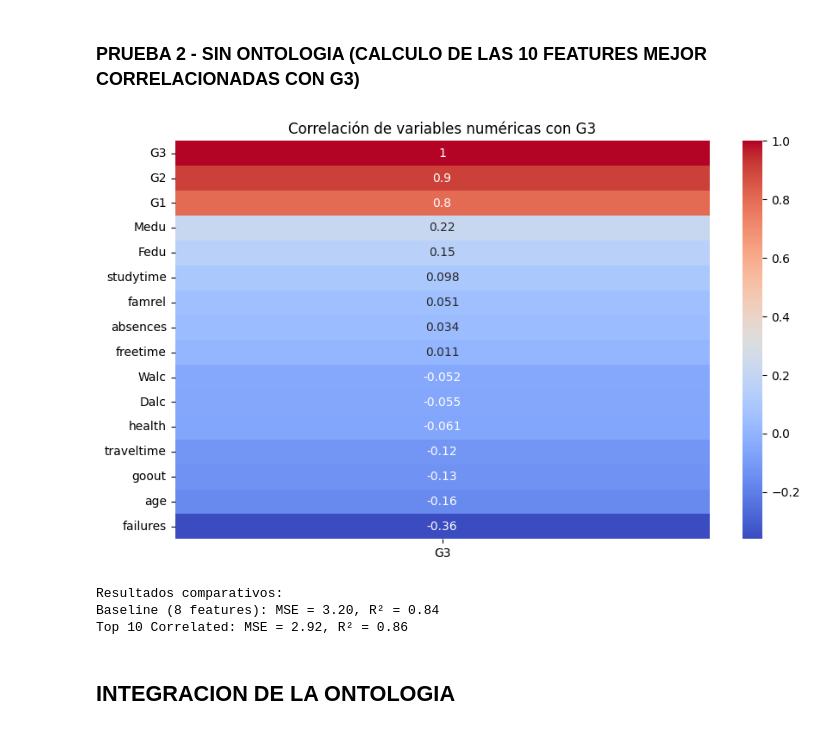
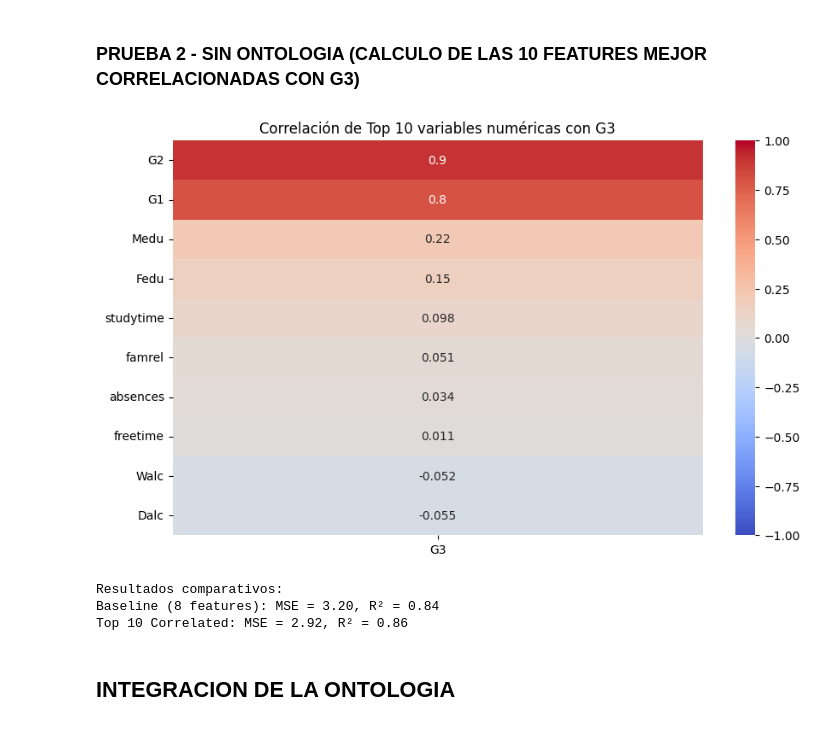
Before and after one commit to daniat707/Ontology-Feature-Engineering, a Jupyter notebook: PROT1.ipynb, the cells around one changed output. Saved outputs shown, nothing was run; the diff lists cells and outputs as text; code cells hidden in the pictures.

```diff
--- a/PROT1.ipynb
+++ b/PROT1.ipynb
@@ -89,7 +91,7 @@ from sklearn.metrics import mean_squared_error, r2_score
 # ===============================
 # 0. Cargar dataset
 # ===============================
-df = pd.read_csv("/Users/danielagomez/Desktop/NOBORRARDANIELA2/9thSemester/TESIS/AVANCE2_PRUEBAS/student-mat.csv", sep=";")
+df = pd.read_csv("/Users/danielagomez/Desktop/NOBORRARDANIELA2/9thSemester/TESIS/ENTREGABLES/ENTREGABLE2/AVANCE2_PRUEBAS/student-mat.csv", sep=";")
 
 # ===============================
 # 1. Visualización de correlaciones
@@ -97,10 +99,12 @@ df = pd.read_csv("/Users/danielagomez/Desktop/NOBORRARDANIELA2/9thSemester/TESIS
 correlation_matrix = df.corr(numeric_only=True)
 top_corr = correlation_matrix['G3'].drop('G3').sort_values(ascending=False)
 
+'''
 plt.figure(figsize=(10,6))
 sns.heatmap(correlation_matrix[['G3']].sort_values(by='G3', ascending=False), annot=True, cmap='coolwarm')
 plt.title("Correlación de variables numéricas con G3")
 plt.show()
+'''
 
 # ===============================
 # 2. Modelo Baseline (8 features conocidas)
@@ -118,34 +122,43 @@ y_pred_base = model_base.predict(X_test_base)
 mse_base = mean_squared_error(y_test_base, y_pred_base)
 r2_base = r2_score(y_test_base, y_pred_base)
 
 # ===============================
 # 3. Modelo con Top 10 Features por correlación
 # ===============================
 top10_features = top_corr.head(10).index.tolist()
 X_top = df[top10_features]
 
 X_train_top, X_test_top, y_train_top, y_test_top = train_test_split(X_top, y, test_size=0.2, random_state=42)
 
 model_top = RandomForestRegressor(random_state=42)
 model_top.fit(X_train_top, y_train_top)
 y_pred_top = model_top.predict(X_test_top)
 
 mse_top = mean_squared_error(y_test_top, y_pred_top)
 r2_top = r2_score(y_test_top, y_pred_top)
 
+# grafico de correlaciones top 10
+plt.figure(figsize=(10, 6))
+sns.heatmap(
+    correlation_matrix.loc[top10_features, ['G3']],
+    annot=True, cmap='coolwarm', vmin=-1, vmax=1
+)
+plt.title("Correlación de Top 10 variables numéricas con G3")
+plt.show()
+
 # ===============================
 # 4. Resultados Comparativos
 # ===============================
 results = {
     "Baseline (8 features)": {"MSE": mse_base, "R2": r2_base},
     "Top 10 Correlated": {"MSE": mse_top, "R2": r2_top}
 }
 
 print("Resultados comparativos:")
 for model_name, metrics in results.items():
     print(f"{model_name}: MSE = {metrics['MSE']:.2f}, R² = {metrics['R2']:.2f}")
 # %% [output]
-[figure, old version]
+[figure, new version]
 Resultados comparativos:
 Baseline (8 features): MSE = 3.20, R² = 0.84
 Top 10 Correlated: MSE = 2.92, R² = 0.86
```
Also changed, not shown: parts of 16 cells of this notebook.
